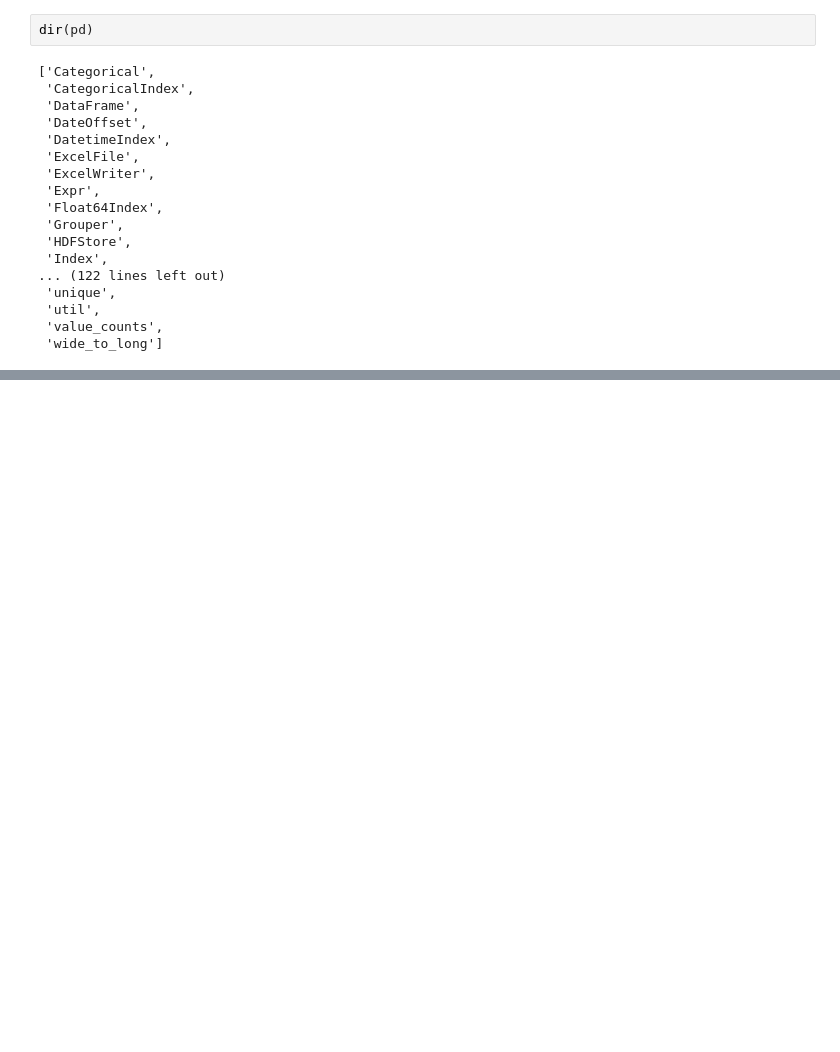
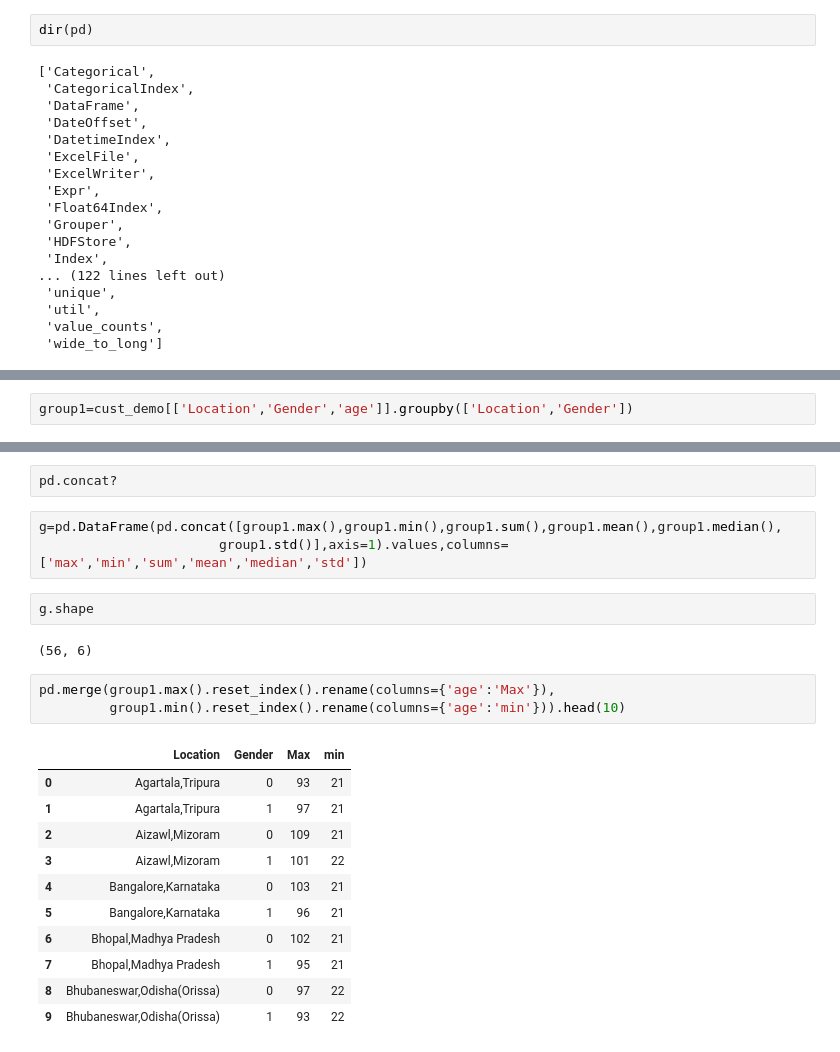
Before and after one commit to satyalvsu/Basics-python, a Jupyter notebook: Pandas Practice.ipynb, the cells around one changed output, grey strips where cells are left out. Saved outputs shown, nothing was run; the diff lists cells and outputs as text; blank space fills up the shorter version.

```diff
--- a/Pandas Practice.ipynb
+++ b/Pandas Practice.ipynb
@@ -186,0 +197,2 @@ dir(pd)
+# %%
+group1=cust_demo[['Location','Gender','age']].groupby(['Location','Gender'])
@@ -186,0 +233,24 @@ dir(pd)
+# %%
+pd.concat?
+# %%
+g=pd.DataFrame(pd.concat([group1.max(),group1.min(),group1.sum(),group1.mean(),group1.median(),
+                       group1.std()],axis=1).values,columns=['max','min','sum','mean','median','std'])
+# %%
+g.shape
+# %% [output]
+(56, 6)
+# %%
+pd.merge(group1.max().reset_index().rename(columns={'age':'Max'}),
+         group1.min().reset_index().rename(columns={'age':'min'})).head(10)
+# %% [output]
+|  | Location | Gender | Max | min |
+| 0 | Agartala,Tripura | 0 | 93 | 21 |
+| 1 | Agartala,Tripura | 1 | 97 | 21 |
+| 2 | Aizawl,Mizoram | 0 | 109 | 21 |
+| 3 | Aizawl,Mizoram | 1 | 101 | 22 |
+| 4 | Bangalore,Karnataka | 0 | 103 | 21 |
+| 5 | Bangalore,Karnataka | 1 | 96 | 21 |
+| 6 | Bhopal,Madhya Pradesh | 0 | 102 | 21 |
+| 7 | Bhopal,Madhya Pradesh | 1 | 95 | 21 |
+| 8 | Bhubaneswar,Odisha(Orissa) | 0 | 97 | 22 |
+| 9 | Bhubaneswar,Odisha(Orissa) | 1 | 93 | 22 |
```
Also changed, not shown: parts of 20 cells of this notebook.
